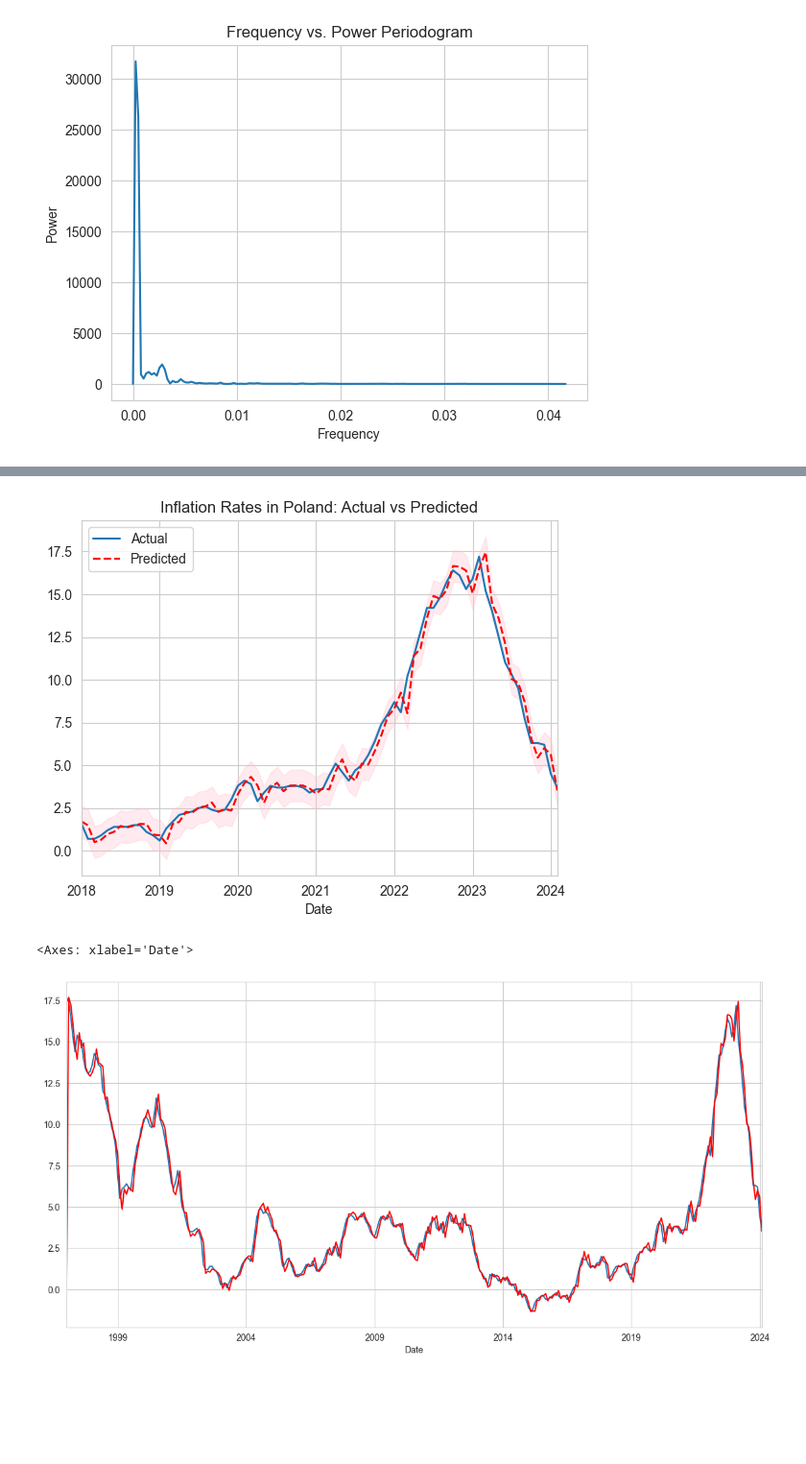
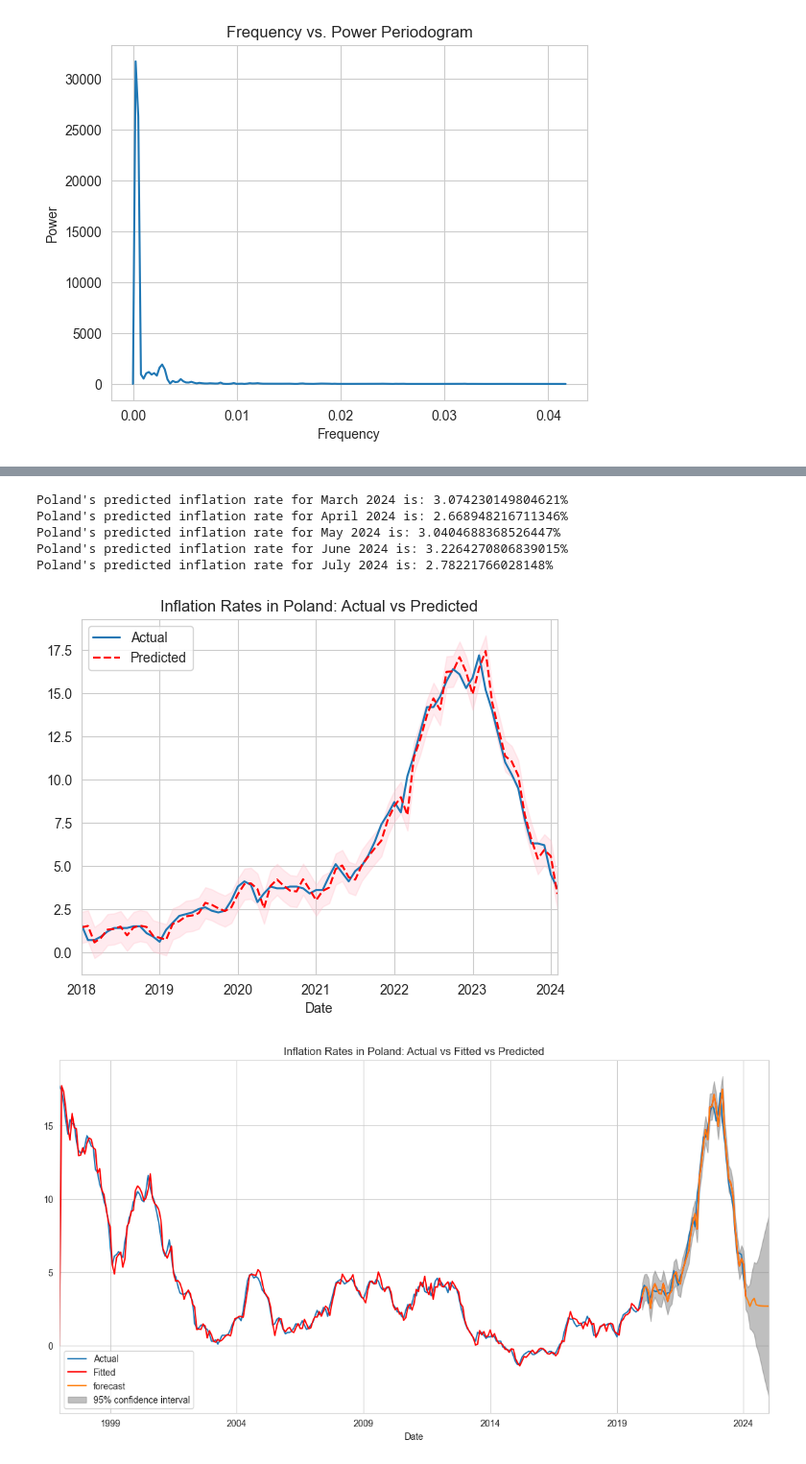
Before and after one commit to kapplan/ARIMA, a Jupyter notebook: arima.ipynb, the cells around one changed output, grey strips where cells are left out. Shown at 96% size. Cells and saved outputs as stored; diff of their text form; code cells hidden in the pictures; blank space fills up the shorter version.

```diff
--- a/arima.ipynb
+++ b/arima.ipynb
@@ -413,12 +367,12 @@ No evidence against the null hypothesis; the series is stationary.
 # %%
-# Finding p d q values
+# Finding p d q values with Train-Test Split
 train_data = data[1:len(data) - 12]
 test_data = data[len(data) - 12:]
 
 # Define the range of p, d, and q values for ARIMA parameters
 # Since 'd' is already given as 2, we only define ranges for 'p' and 'q'
 p = range(0, 3)
-q = range(0, 8)
+q = range(0, 7)
 d = 1
 
 # Generate all possible combinations of p, d, and q (with d fixed at 2)
@@ -470,0 +425,26 @@ Best Parameters: (2, 1, 7)
+# %%
+#Finding Optimal Parameters using Time Series Split
+tscv = TimeSeriesSplit(n_splits=5)
+
+best_aic_tss = float('inf')
+best_params_tss = None
+
+for param in pdq:
+    try:
+        aic_values = []
+        for train_index, test_index in tscv.split(data):
+            train_data_tss, test_data_tss = data.iloc[train_index], data.iloc[test_index]
+            mod = sm.tsa.ARIMA(train_data_tss['Rate'], order=param, enforce_stationarity=False, enforce_invertibility=False)
+            results = mod.fit()
+            aic_values.append(results.aic)
+
+        mean_aic = np.mean(aic_values)
+        if mean_aic < best_aic_tss:
+            best_aic_tss = mean_aic
+            best_params_tss = param
+
+    except Exception as e:
+        continue
+
+print(f'Best AIC (TimeSeriesSplit): {best_aic_tss}')
+print(f'Best Parameters (TimeSeriesSplit): {best_params_tss}')
@@ -561,0 +515,4 @@ Poland's predicted inflation rate for July 2024 is: 1.8943653384655899%
+# %%
+# Fit ARIMA model with the best parameters found using TimeSeriesSplit (AIC parameters)
+model_time_series_split = ARIMA(data['Rate'], order=best_params_tss)
+model_fit_time_series_split = model_time_series_split.fit()
@@ -562,22 +582,41 @@ Poland's predicted inflation rate for July 2024 is: 1.8943653384655899%
 # %%
+# Predictions
+forecast_steps = 6
+prediction_tss = model_fit_time_series_split.forecast(steps=forecast_steps)
+for month in range(3, 8):
+    year = 2024
+    predicted_inflation_tss = prediction_tss[(prediction_tss.index.year == year) & (prediction_tss.index.month == month)].values[0]
+    print(f"Poland's predicted inflation rate for {pd.Timestamp(year, month, 1).strftime('%B %Y')} is: {predicted_inflation_tss}%")
+
 # Generate predictions and confidence intervals
-pred = model_fit.get_prediction(start=pd.to_datetime('2018-01-01'), dynamic=False)
-pred_ci = pred.conf_int()
+pred_tss = model_fit_time_series_split.get_prediction(start=pd.to_datetime('2018-01-01'), dynamic=False)
+pred_ci_tss = pred_tss.conf_int()
+
 # Plot the actual data and predictions
 fig, ax = plt.subplots()
 data.loc['2018':].plot(ax=ax)  # Actual data
-pred.predicted_mean.plot(ax=ax, style='r--')  # Predicted mean
-ax.fill_between(pred_ci.index, pred_ci.iloc[:, 0], pred_ci.iloc[:, 1], color='pink', alpha=0.3)  # Confidence interval
+pred_tss.predicted_mean.plot(ax=ax, style='r--')  # Predicted mean
+ax.fill_between(pred_ci_tss.index, pred_ci_tss.iloc[:, 0], pred_ci_tss.iloc[:, 1], color='pink', alpha=0.3)  # Confidence interval
 ax.set_title('Inflation Rates in Poland: Actual vs Predicted')
 ax.legend(['Actual', 'Predicted'])
 plt.show()
 # %% [output]
+Poland's predicted inflation rate for March 2024 is: 3.074230149804621%
+Poland's predicted inflation rate for April 2024 is: 2.668948216711346%
+Poland's predicted inflation rate for May 2024 is: 3.0404688368526447%
+Poland's predicted inflation rate for June 2024 is: 3.2264270806839015%
+Poland's predicted inflation rate for July 2024 is: 2.78221766028148%
-[figure, old version]
+[figure, new version]
 # %%
 # Plot the actual data, fitted values, and predictions
 fig, ax = plt.subplots(figsize=(14, 7))
 data['Rate'].plot(ax=ax, label='Actual')
-model_fit.fittedvalues.plot(ax=ax, color='red', label='Fitted')
+model_fit_time_series_split.fittedvalues.plot(ax=ax, color='red', label='Fitted')
+
+# Predictions
+plot_predict(model_fit_time_series_split, start='2020', end='2025', ax=ax, plot_insample=False)
+ax.set_title('Inflation Rates in Poland: Actual vs Fitted vs Predicted')
+ax.legend(loc='best')
+plt.show()
 # %% [output]
-<Axes: xlabel='Date'>
-[figure, old version]
+[figure, new version]
```
Also changed, not shown: parts of 19 cells of this notebook, 14 other files.
